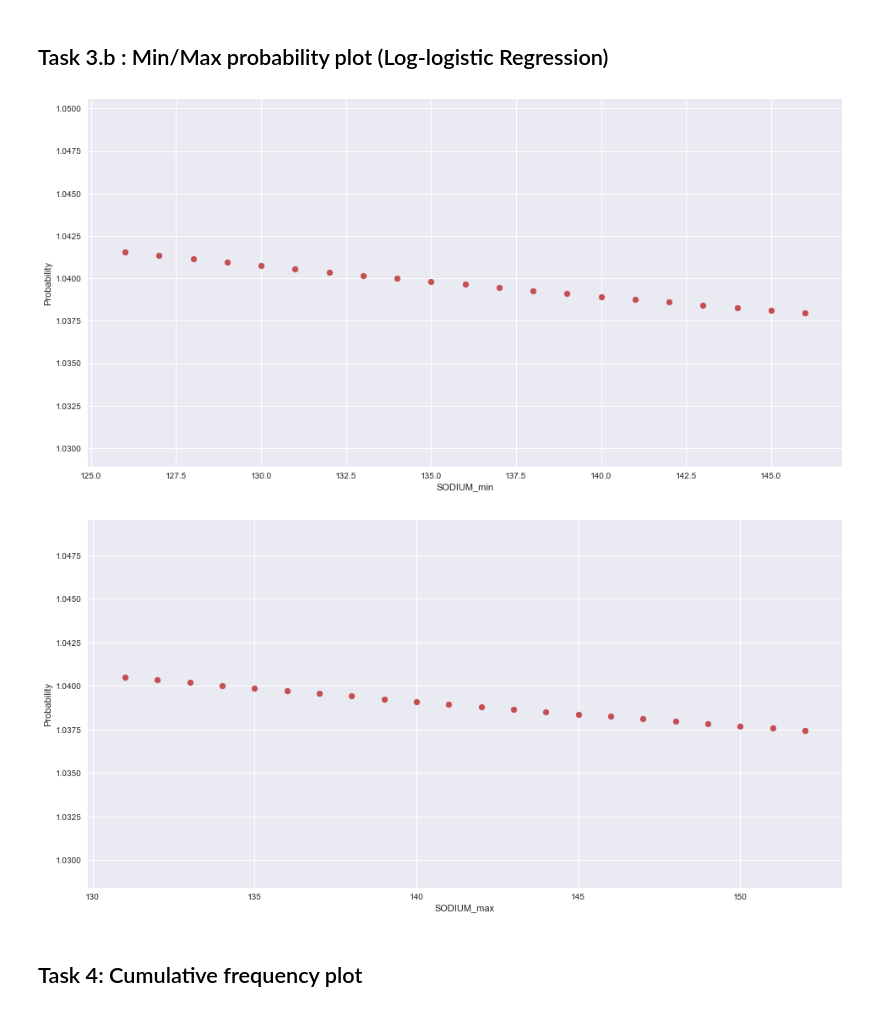
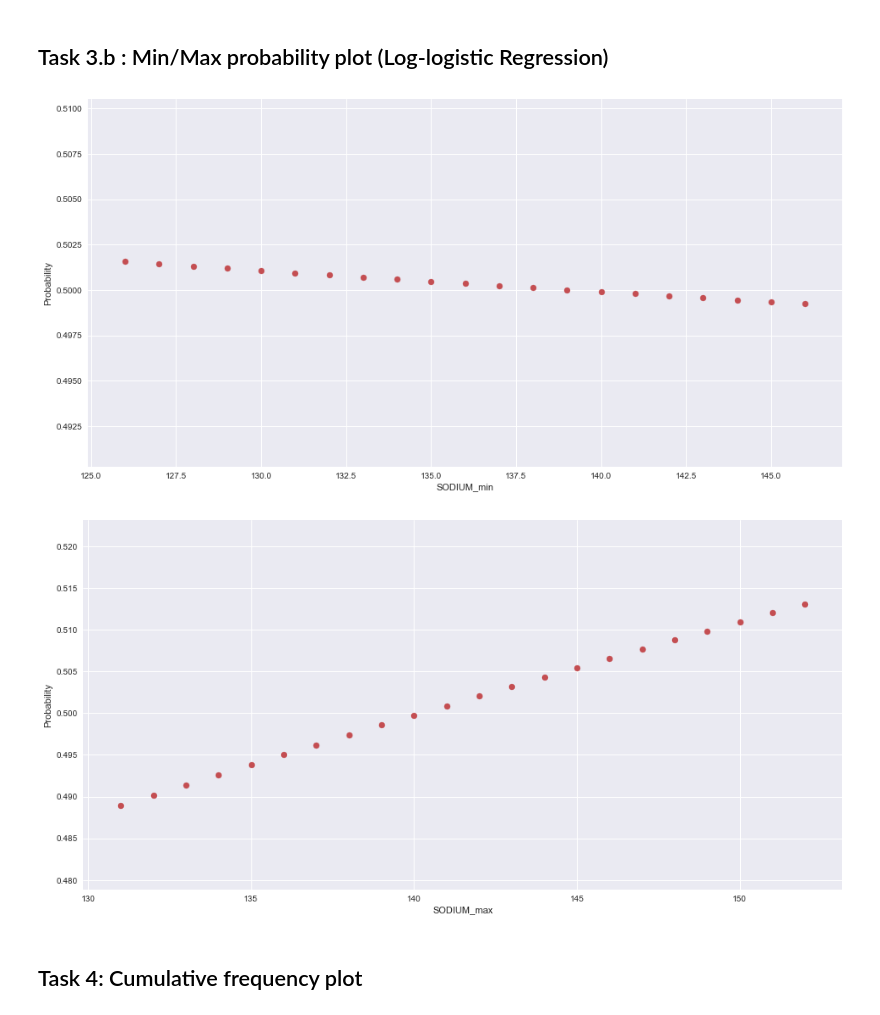
Before and after one commit to DuHao10086/ICPLM2017, a Jupyter notebook: Experiment.ipynb, the cells around one changed output. Drawn from its saved outputs; the diff is of its cells as text; code cells hidden in the pictures.

Commit message:
Add log-logistic regression

```diff
--- a/Experiment.ipynb
+++ b/Experiment.ipynb
@@ -288,7 +288,7 @@ for lab in lab_minmax:
 ## Task 3.b : Min/Max probability plot (Log-logistic Regression)
 # %%
 for lab in lab_minmax:
-    clf = LogisticRegression()
+    clf = LogisticRegression(class_weight='balanced')
 
     tenth, nintieth = np.percentile(data[lab].dropna(), [1, 99])
     _crit = [i and j for i, j in zip(data['age'] < 18.0, data[lab].map(lambda x: ~np.isnan(x)))]
@@ -301,37 +301,36 @@ for lab in lab_minmax:
     #print(X)
     y = _group['included'].agg('max').astype(int).as_matrix()
     #print(y.shape)
     clf.fit(X=X, y=y)
 
     fig, ax = plt.subplots()
     ax.set_xbound(lower=tenth, upper=nintieth)
     ax.set_xlabel(lab)
     ax.set_ylabel("Probability")
     # bins = np.linspace(tenth, nintieth, num=30)
     bins = np.arange(tenth, nintieth)
     _x = []
     _y = []
 
     for i in bins:
         #print(np.log(i))
         _prob = clf.predict_proba(X=np.array(np.log([i])).reshape(-1,1))
         #print(clf.classes_)
         #print(_prob)
         _x.append(i)
         #print(_prob[0][1])
-        _y.append(np.exp(_prob[0][1]))
+        _y.append(_prob[0][1])
     ax.scatter(x=_x, y=_y, c='r')
-
     #print(_x)
     #print(_y)
     #_x, _y = pd.Series(_x[:], name=""), pd.Series(_y[:], name="")
     #ax = sns.regplot(x=_x, y=_y,
     #                  scatter_kws={"s": 50},
     #                  color='r',
     #                  order=3, ci=None, truncate=False)
 # %% [output]
-[figure, old version]
+[figure, new version]
-[figure, old version]
+[figure, new version]
 # %% [markdown]
 ## Task 4: Cumulative frequency plot
 # %%
```
